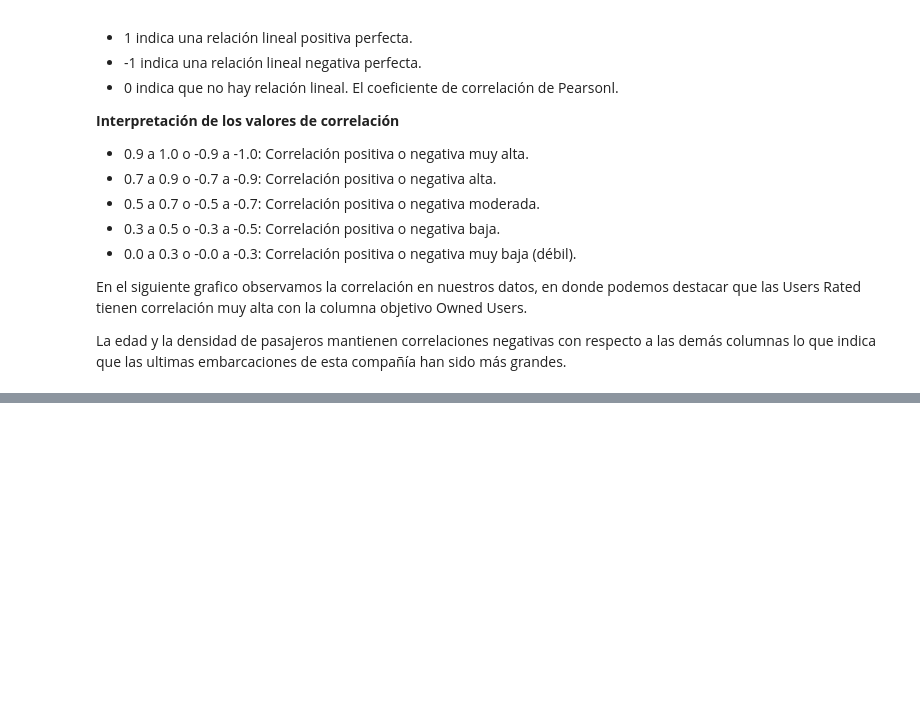
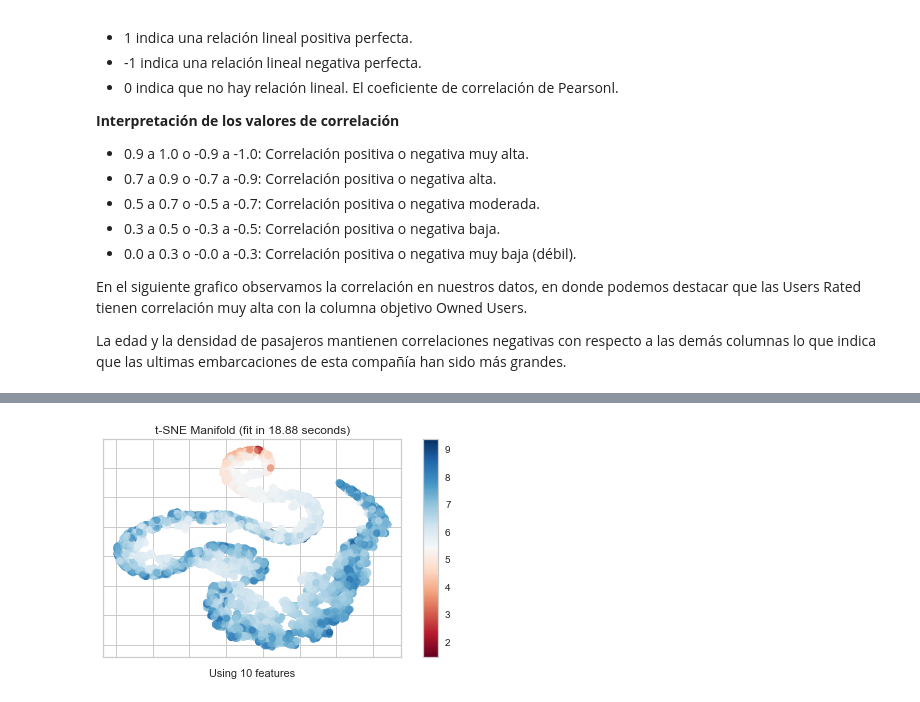
Before and after one commit to llasso05/Introduccion-a-la-ciencia-de-datos, a Jupyter notebook: Grupo_3_laboratorio2.ipynb, the cells around one changed output, grey strips where cells are left out. Drawn from its saved outputs; the diff is of its cells as text; code cells hidden in the pictures; blank space fills up the shorter version.

```diff
--- a/Grupo_3_laboratorio2.ipynb
+++ b/Grupo_3_laboratorio2.ipynb
@@ -575,0 +669,3 @@ plt.show()
+# %%
+plot_model(best_model, plot='manifold')
+# %% [output]
@@ -575,0 +673 @@ plt.show()
+[figure, added]
```
Also changed, not shown: parts of 33 cells of this notebook, 6 other files.
